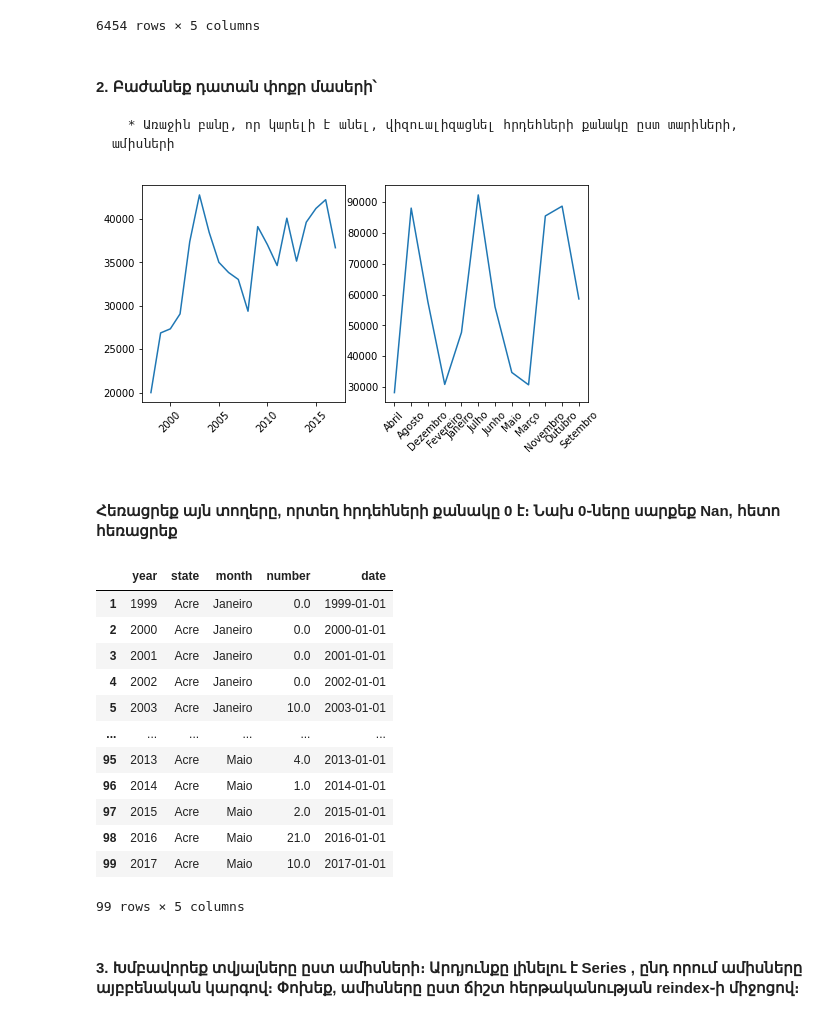
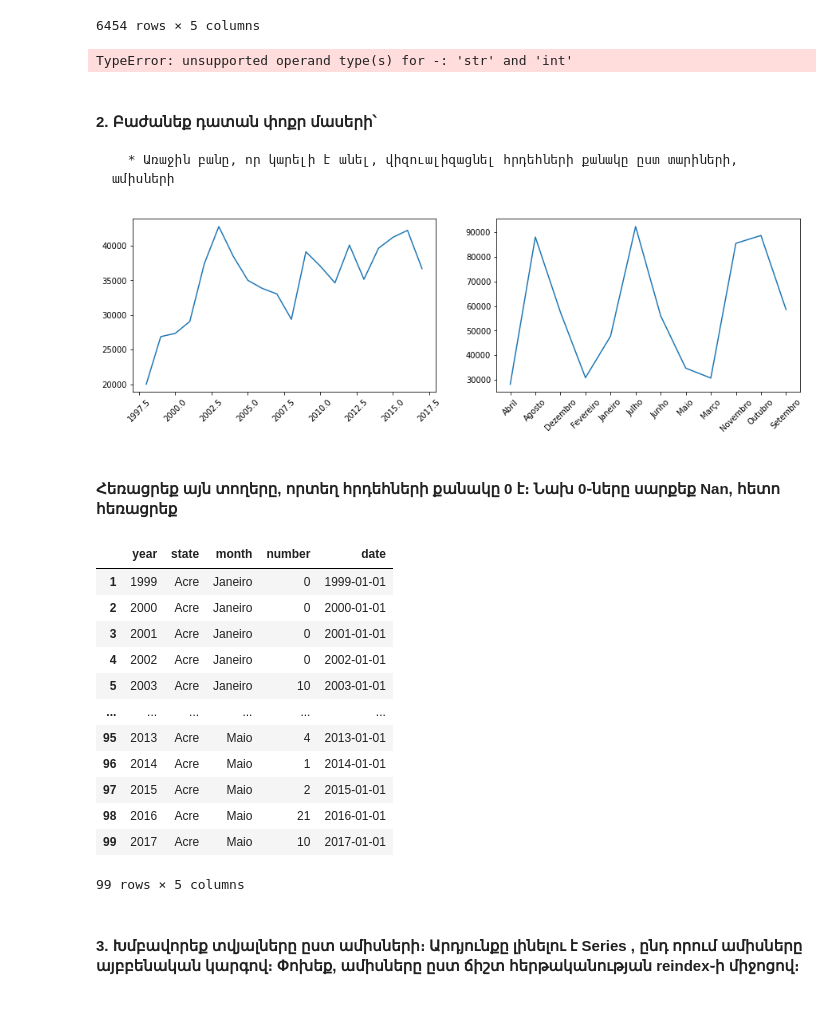
Before and after one commit to AnushavanAleksanyan/data_science_beyond, a Jupyter notebook: src/second_month/project_2.ipynb, the cells around one changed output. Cells and saved outputs as stored; diff of their text form; code cells hidden in the pictures.

```diff
--- a/src/second_month/project_2.ipynb
+++ b/src/second_month/project_2.ipynb
@@ -3,14 +3,6 @@ import pandas as pd
 import numpy as np
 import matplotlib.pyplot as plt
 # import googletrans
-# %%
-def mod_data(data):
-    if data - int(data) != 0:
-        #data = int(data)
-        data = str(data).replace(".", "")
-        return data
-    else:
-        return int(data)
 # %% [markdown]
 ####  1. Կարդալ ֆայլը և վերածել դատաֆրեյմի  OK
 # %%
@@ -33,6 +25,19 @@ df
 | 6452 | 2015 | Tocantins | Dezembro | 373.0 | 2015-01-01 |
 | 6453 | 2016 | Tocantins | Dezembro | 119.0 | 2016-01-01 |
 6454 rows × 5 columns
+# %%
+def mod_data(data):
+    if data - int(data) != 0:
+        data = str(data).replace(".", "")
+        return int(data)
+    else:
+        return int(data)
+
+
+df["number"] = df["number"].apply(mod_data)  # correcting data
+df[140:150]
+# %% [output]
+TypeError: unsupported operand type(s) for -: 'str' and 'int'
 # %% [markdown]
 ####  2. Բաժանեք դատան փոքր մասերի՝
       * Առաջին բանը, որ կարելի է անել, վիզուալիզացնել հրդեհների քանակը ըստ տարիների, ամիսների
@@ -40,15 +45,15 @@ df
 df1 = df.groupby(['year'])['number'].sum()
 df2 = df.groupby(['month'])['number'].sum()
 # %%
-fig = plt.figure(figsize=(8,4))
+fig = plt.figure(figsize=(15,4))
 ax1 = fig.add_subplot(1,2,1)
 ax2 = fig.add_subplot(1,2,2)
 ax1.plot(df1)
 ax2.plot(df2)
 ax1.tick_params(axis = "x", labelrotation=45)
 ax2.tick_params(axis = "x", labelrotation=45)
 # %% [output]
-[figure, old version]
+[figure, new version]
 # %%
 # years = df.groupby(['year']).number.sum()
 # years
@@ -65,17 +69,17 @@ ax2.tick_params(axis = "x", labelrotation=45)
 df[1:100]
 # %% [output]
 |  | year | state | month | number | date |
-| 1 | 1999 | Acre | Janeiro | 0.0 | 1999-01-01 |
-| 2 | 2000 | Acre | Janeiro | 0.0 | 2000-01-01 |
-| 3 | 2001 | Acre | Janeiro | 0.0 | 2001-01-01 |
-| 4 | 2002 | Acre | Janeiro | 0.0 | 2002-01-01 |
-| 5 | 2003 | Acre | Janeiro | 10.0 | 2003-01-01 |
+| 1 | 1999 | Acre | Janeiro | 0 | 1999-01-01 |
+| 2 | 2000 | Acre | Janeiro | 0 | 2000-01-01 |
+| 3 | 2001 | Acre | Janeiro | 0 | 2001-01-01 |
+| 4 | 2002 | Acre | Janeiro | 0 | 2002-01-01 |
+| 5 | 2003 | Acre | Janeiro | 10 | 2003-01-01 |
 | ... | ... | ... | ... | ... | ... |
-| 95 | 2013 | Acre | Maio | 4.0 | 2013-01-01 |
-| 96 | 2014 | Acre | Maio | 1.0 | 2014-01-01 |
-| 97 | 2015 | Acre | Maio | 2.0 | 2015-01-01 |
-| 98 | 2016 | Acre | Maio | 21.0 | 2016-01-01 |
-| 99 | 2017 | Acre | Maio | 10.0 | 2017-01-01 |
+| 95 | 2013 | Acre | Maio | 4 | 2013-01-01 |
+| 96 | 2014 | Acre | Maio | 1 | 2014-01-01 |
+| 97 | 2015 | Acre | Maio | 2 | 2015-01-01 |
+| 98 | 2016 | Acre | Maio | 21 | 2016-01-01 |
+| 99 | 2017 | Acre | Maio | 10 | 2017-01-01 |
 99 rows × 5 columns
 # %% [markdown]
 #### 3. Խմբավորեք տվյալները ըստ ամիսների։ Արդյունքը լինելու է Series , ընդ որում ամիսները այբբենական կարգով։ Փոխեք, ամիսները ըստ ճիշտ հերթականության reindex֊ի միջոցով։
```
Also changed, not shown: parts of 1 cell of this notebook, 4 other files.
